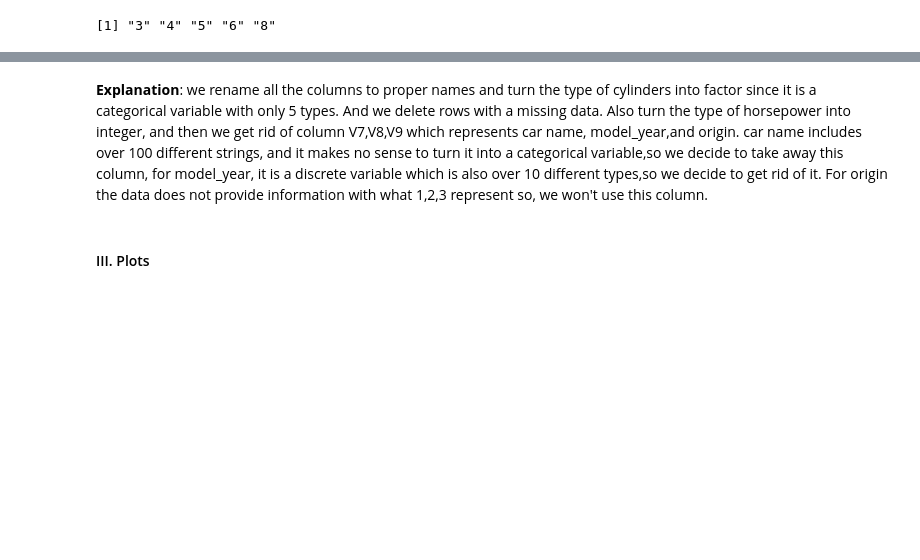
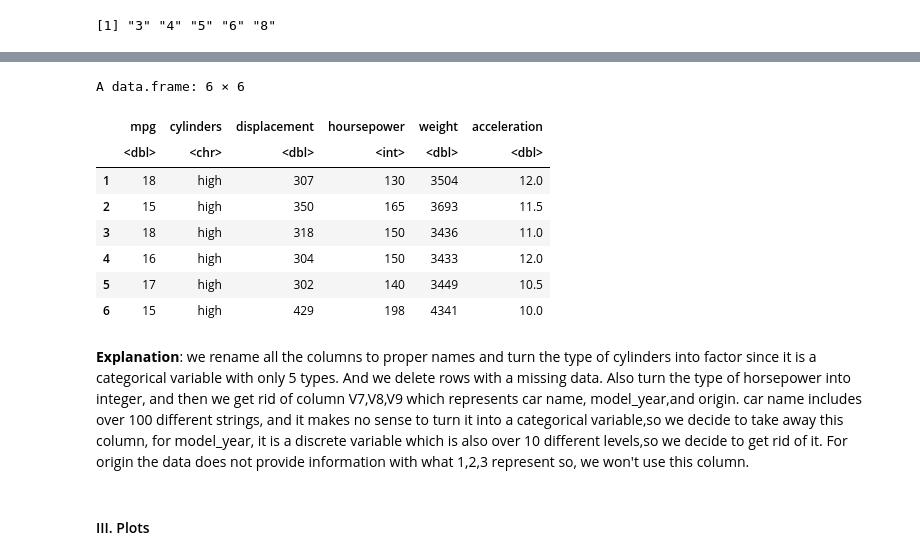
Before and after one commit to Jingfei-li/stat301-project, a Jupyter notebook: project_proposal.ipynb, the cells around one changed output, grey strips where cells are left out. Drawn from its saved outputs; the diff is of its cells as text; code cells hidden in the pictures; blank space fills up the shorter version.

```diff
--- a/project_proposal.ipynb
+++ b/project_proposal.ipynb
@@ -114,9 +131,29 @@ A data.frame: 6 × 6
+# %%
+mpg_data <- mpg_data %>%
+  mutate(cylinders= ifelse(cylinders == '3',"low",
+                             ifelse(cylinders == '4', "low",
+                                    ifelse(cylinders == '5', "high",
+                                           ifelse(cylinders == '6', "high",
+                                                  ifelse(cylinders == '8', "high",NA))))))
+
+
+head(mpg_data)
+# %% [output]
+A data.frame: 6 × 6
+|  | mpg | cylinders | displacement | hoursepower | weight | acceleration |
+|  | <dbl> | <chr> | <dbl> | <int> | <dbl> | <dbl> |
+| 1 | 18 | high | 307 | 130 | 3504 | 12.0 |
+| 2 | 15 | high | 350 | 165 | 3693 | 11.5 |
+| 3 | 18 | high | 318 | 150 | 3436 | 11.0 |
+| 4 | 16 | high | 304 | 150 | 3433 | 12.0 |
+| 5 | 17 | high | 302 | 140 | 3449 | 10.5 |
+| 6 | 15 | high | 429 | 198 | 4341 | 10.0 |
 # %% [markdown]
 **Explanation**: we rename all the columns to proper names and turn the type of cylinders into factor since it is a categorical
 variable with only 5 types. And we delete rows with a missing data. Also turn the type of horsepower into integer, and then we
 get rid of column V7,V8,V9 which represents car name, model_year,and origin. car name includes over 100 different strings, and
 it makes no sense to turn it into a categorical variable,so we decide to take away this column, for model_year, it is a discrete
-variable which is also over 10 different types,so we decide to get rid of it. For origin the data does not provide information
+variable which is also over 10 different levels,so we decide to get rid of it. For origin the data does not provide information
 with what 1,2,3 represent so, we won't use this column.
 # %% [markdown]
 #### III. Plots
```
Also changed, not shown: parts of 11 cells of this notebook.
